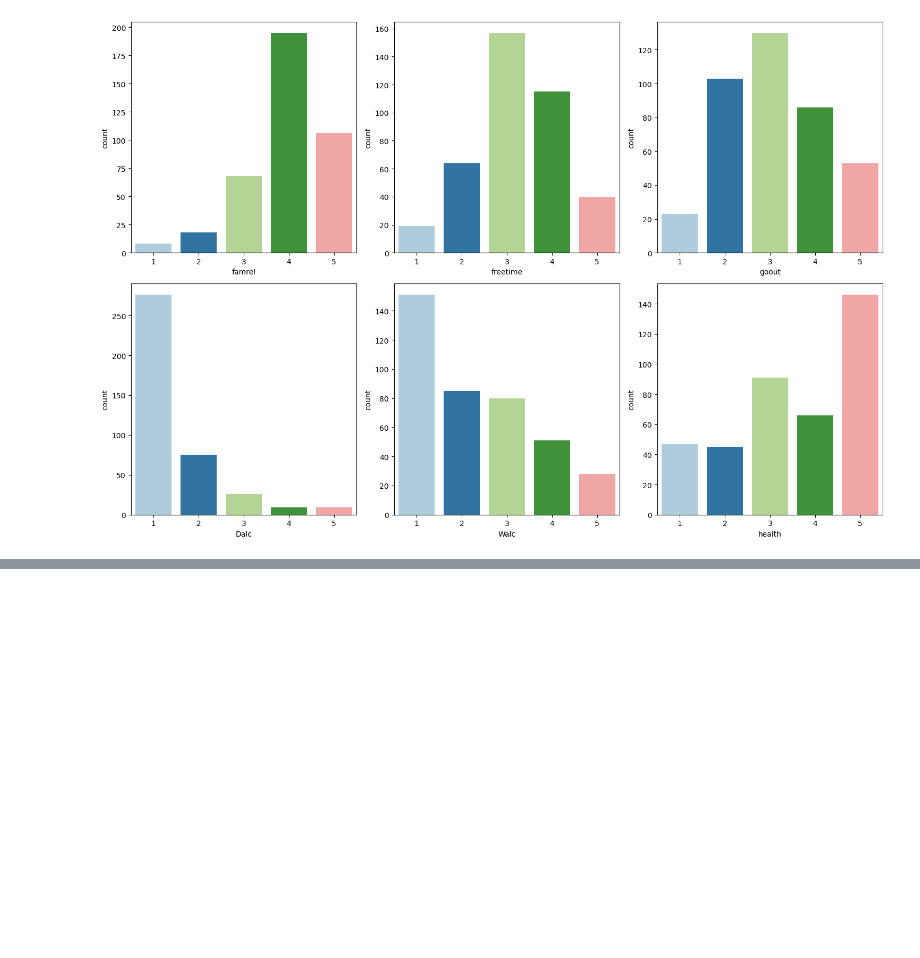
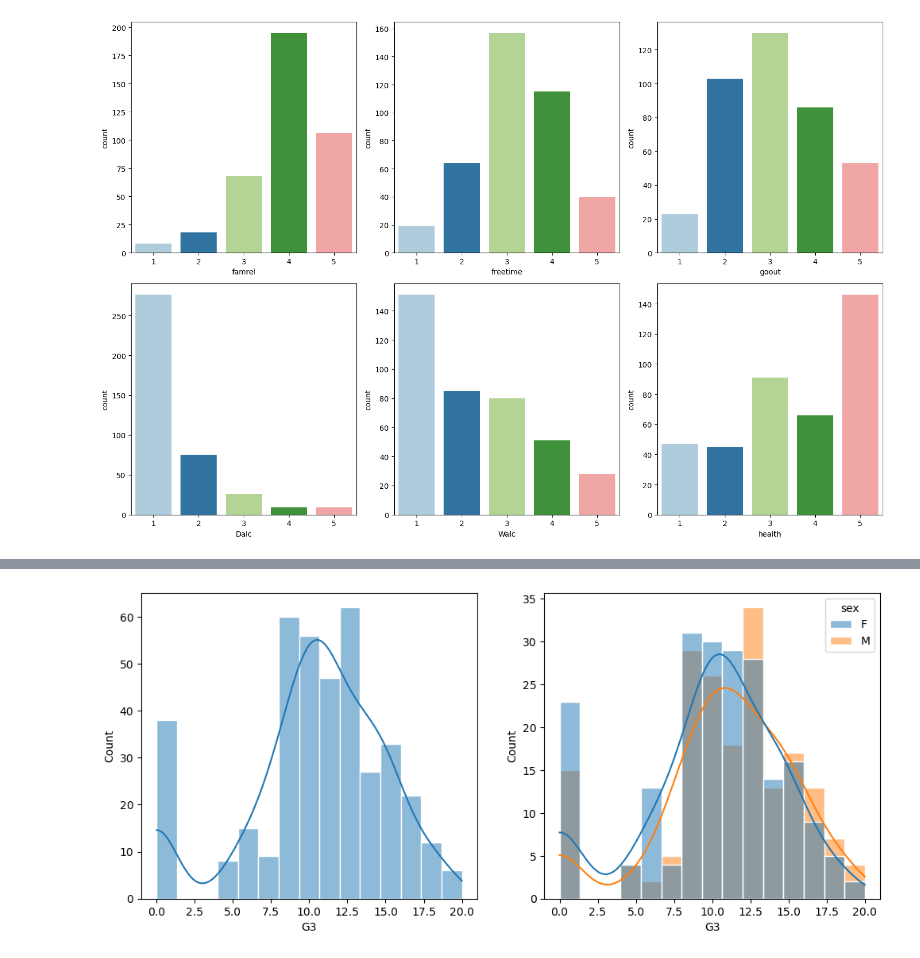
Before and after one commit to jaireid/student-performance, a Jupyter notebook: notebooks/1. EDA Student Performance.ipynb, the cells around one changed output, grey strips where cells are left out. Drawn from its saved outputs; the diff is of its cells as text; code cells hidden in the pictures; blank space fills up the shorter version.

```diff
--- a/notebooks/1. EDA Student Performance.ipynb
+++ b/notebooks/1. EDA Student Performance.ipynb
@@ -390,0 +423,9 @@ plt.show()
+# %%
+fig, axs = plt.subplots(figsize=(12, 5))
+plt.subplot(121)
+sns.histplot(data=df, x='G3', bins=15, kde=True, edgecolor='white')
+plt.subplot(122)
+sns.histplot(data=df, x='G3', bins=15, kde=True, hue='sex', edgecolor='white')
+plt.show()
+# %% [output]
+[figure, added]
```
Also changed, not shown: parts of 33 cells of this notebook.
